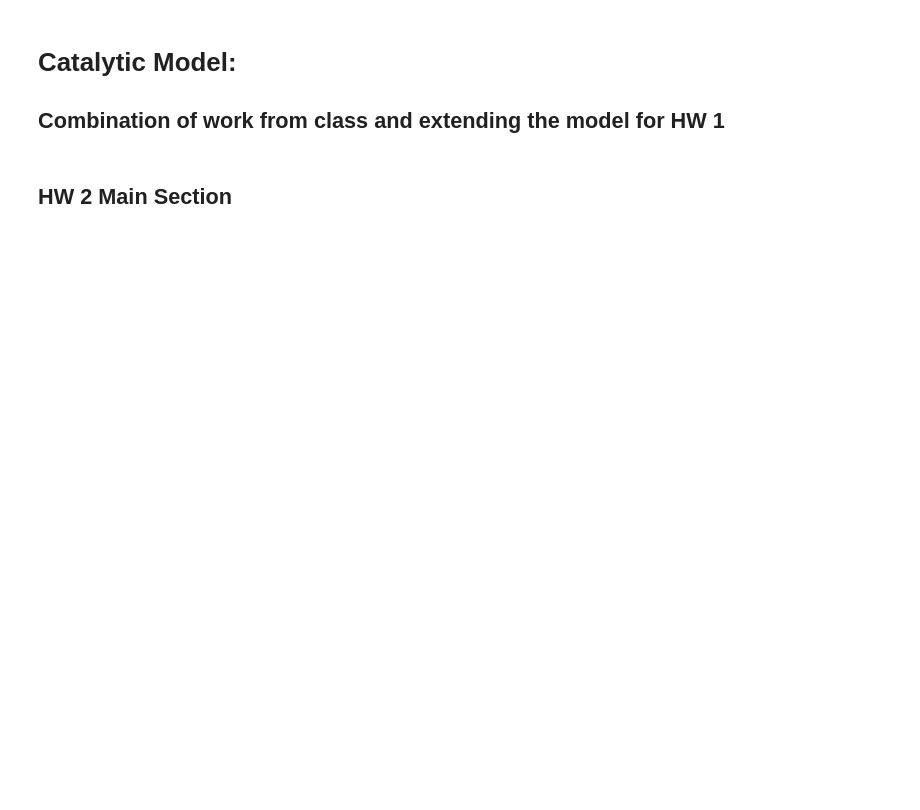
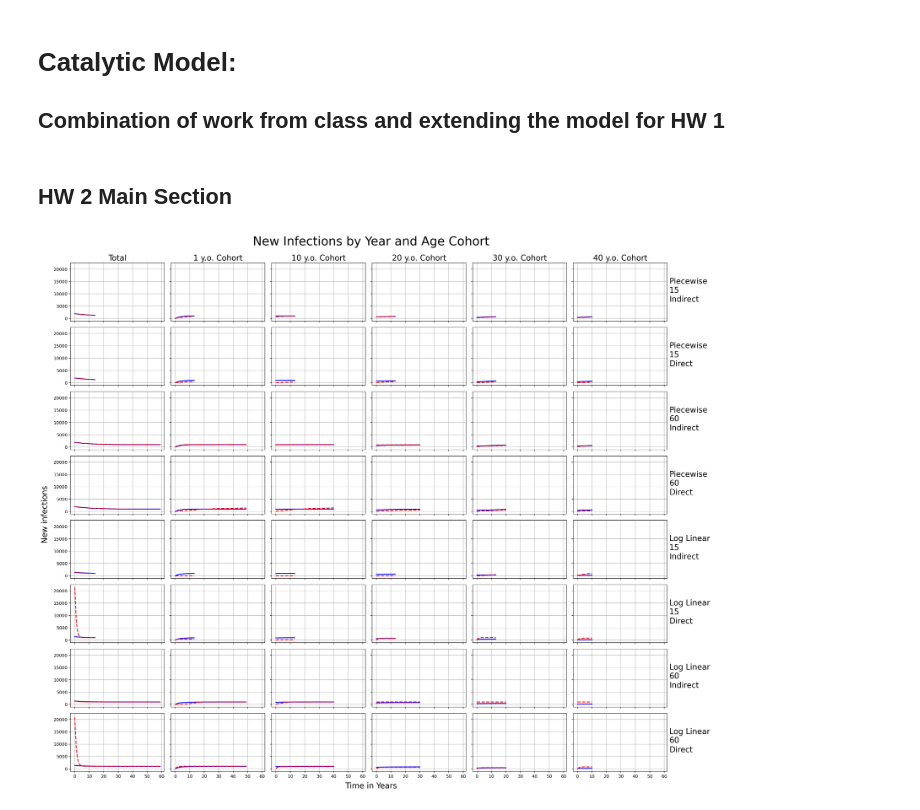
Before and after one commit to hunter-lybbert/uw-central, a Jupyter notebook: disease_dynamics/hw_02/hw02.ipynb, the cells around one changed output. Drawn from its saved outputs; the diff is of its cells as text; code cells hidden in the pictures; blank space fills up the shorter version.

```diff
--- a/disease_dynamics/hw_02/hw02.ipynb
+++ b/disease_dynamics/hw_02/hw02.ipynb
@@ -241,8 +241,10 @@ def plot_all_experiments(
 # %%
 plot_all_experiments(
     ages=[-1, 0, 9, 19, 29, 39],
-    save_fig=True,
+    save_fig=False,
 )
+# %% [output]
+[figure, added]
 # %%
 plot_all_experiments(
     ages=[-1, 0, 9, 19, 29, 39],
```
Also changed, not shown: parts of 1 cell of this notebook, 1 other file.
